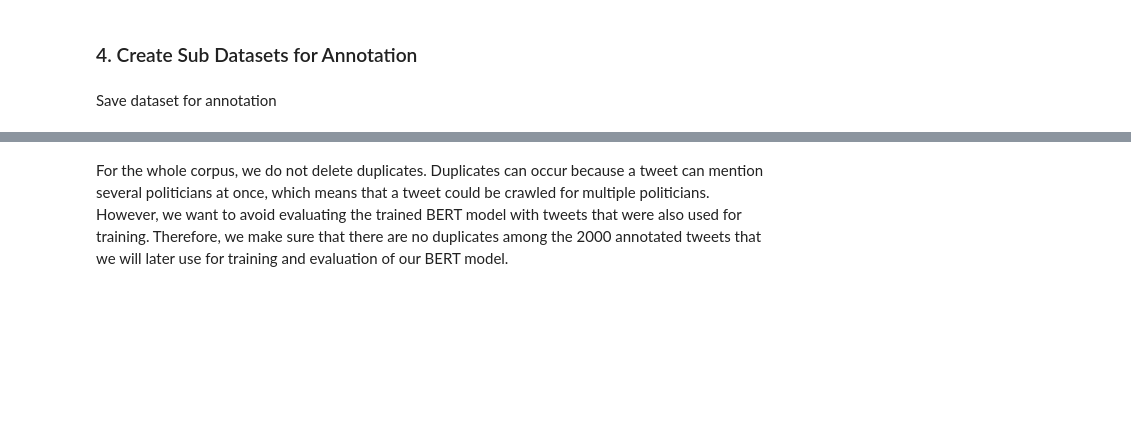
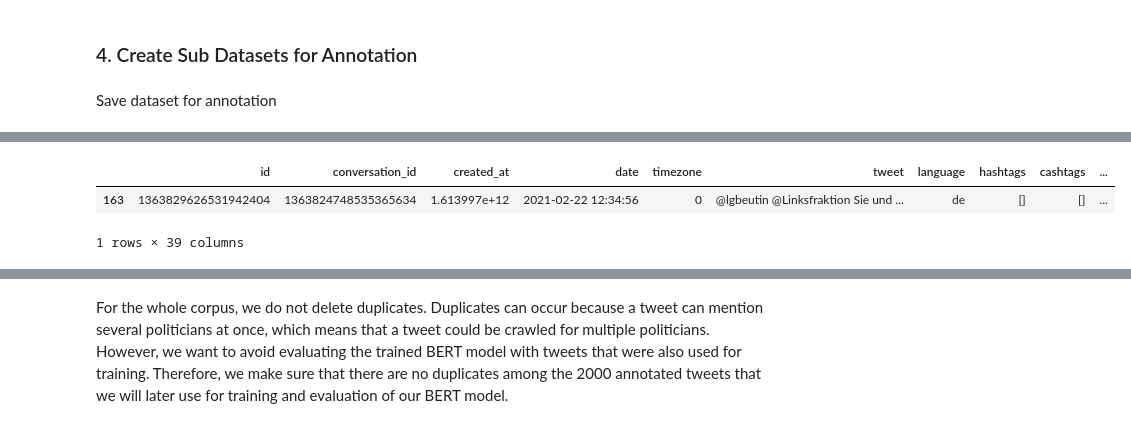
Before and after one commit to NilsHellwig/Twitter_German_Federal_Election_Perception_2021, a Jupyter notebook: 02 Dataset Cleaning and Creation of Subsets/create_annotation_subset.ipynb, the cells around one changed output, grey strips where cells are left out. Cells and saved outputs as stored; diff of their text form; code cells hidden in the pictures; blank space fills up the shorter version.

```diff
--- a/02 Dataset Cleaning and Creation of Subsets/create_annotation_subset.ipynb
+++ b/02 Dataset Cleaning and Creation of Subsets/create_annotation_subset.ipynb
@@ -137,0 +151,6 @@ annotation_dataset.to_csv(ANNOTATION_DATASET_PATH + "/annotation_dataset.csv")
+# %%
+tweet_to_delete
+# %% [output]
+|  | id | conversation_id | created_at | date | timezone | tweet | language | hashtags | cashtags | ... |
+| 163 | 1363829626531942404 | 1363824748535365634 | 1.613997e+12 | 2021-02-22 12:34:56 | 0 | @lgbeutin @Linksfraktion Sie und ... | de | [] | [] | ... |
+1 rows × 39 columns
```
Also changed, not shown: parts of 20 cells of this notebook, 8 other files.
